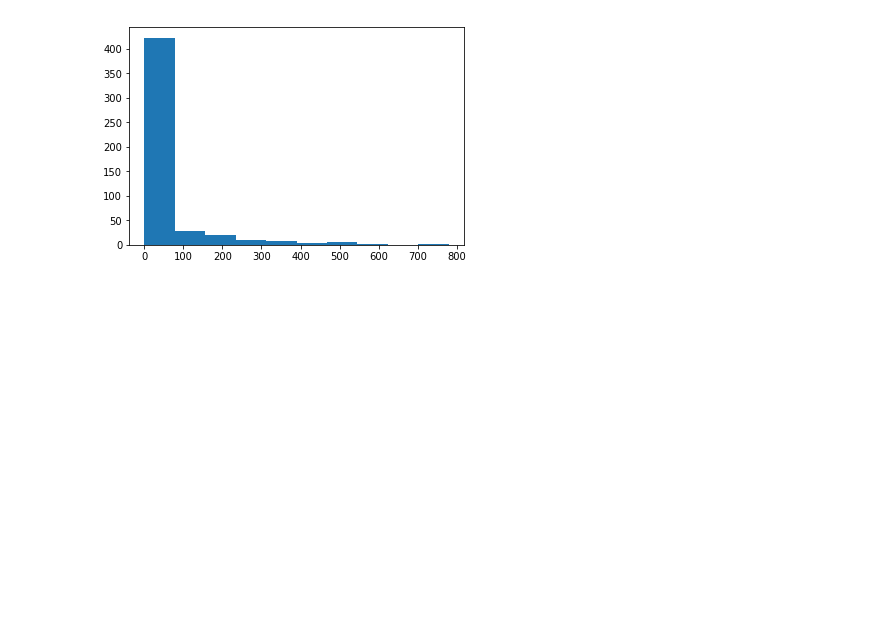
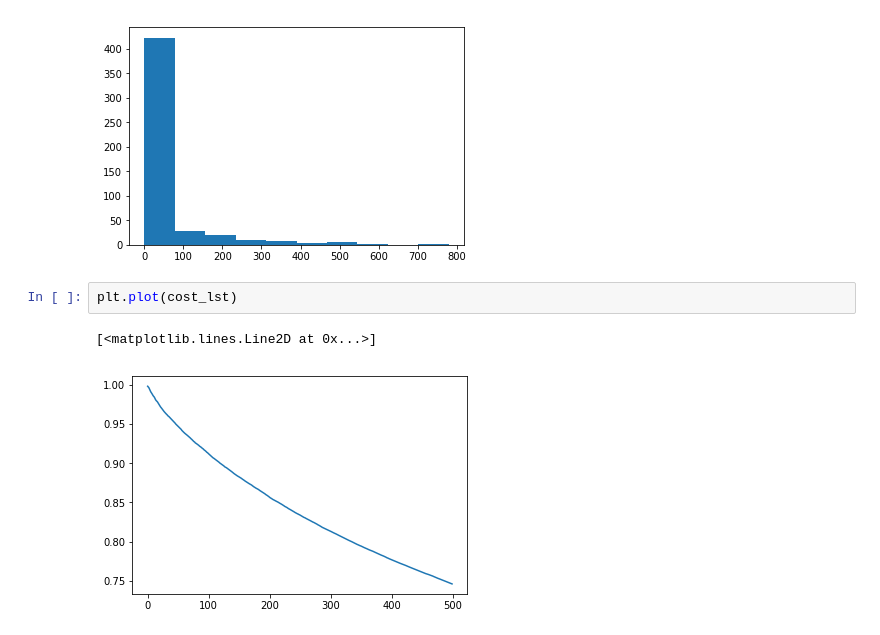
Before and after one commit to MouseLand/EnsemblePursuit, a Jupyter notebook: TopKCorrNeurons.ipynb, the cells around one changed output. Saved outputs shown, nothing was run; the diff lists cells and outputs as text; blank space fills up the shorter version.

Commit message:
add cost plot

```diff
--- a/TopKCorrNeurons.ipynb
+++ b/TopKCorrNeurons.ipynb
@@ -257,3 +257,8 @@ plt.hist(nr_of_neurons)
         701.2, 779. ]),
  <a list of 10 Patch objects>)
 [figure]
+# %%
+plt.plot(cost_lst)
+# %% [output]
+[<matplotlib.lines.Line2D at 0x...>]
+[figure, added]
```
